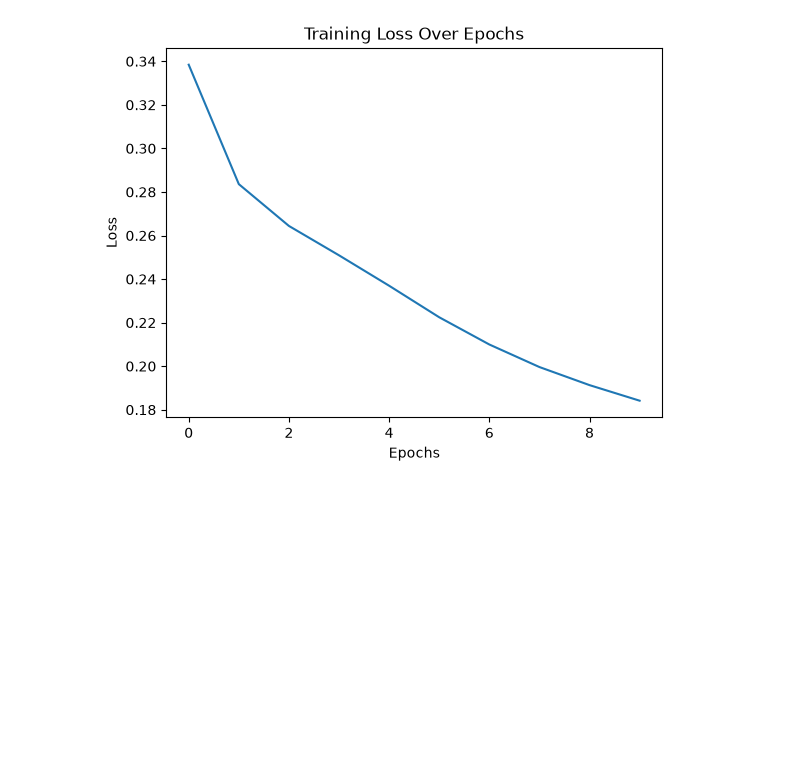
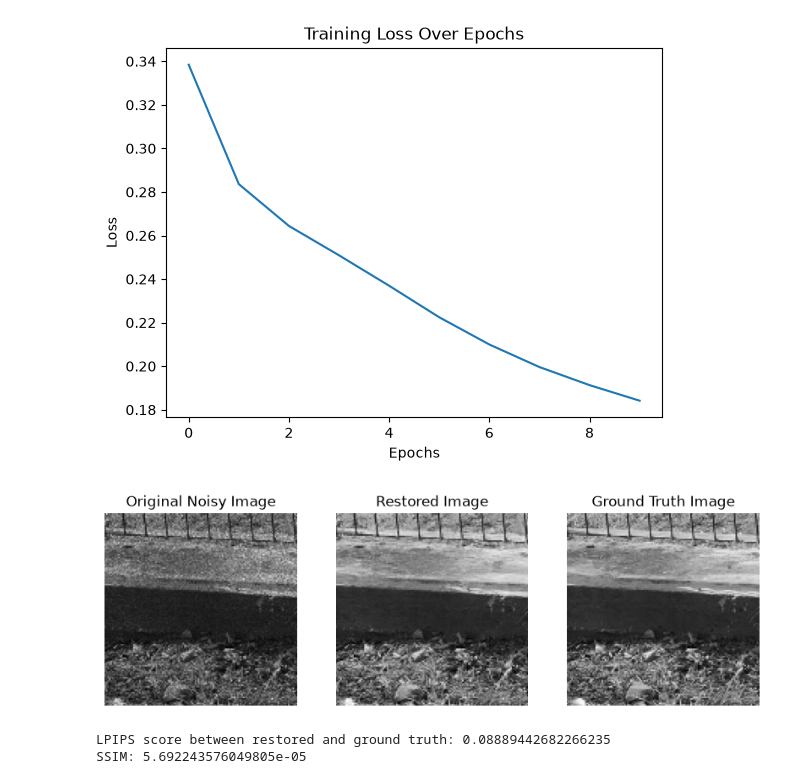
Before and after one commit to eklipse18/kla_hackathon, a Jupyter notebook: scripts/baseline.ipynb, the cells around one changed output. Drawn from its saved outputs; the diff is of its cells as text; code cells hidden in the pictures; blank space fills up the shorter version.

Commit message:
inference from trained restormer

```diff
--- a/scripts/baseline.ipynb
+++ b/scripts/baseline.ipynb
@@ -210,12 +211,13 @@ train_loader = DataLoader(dataset, batch_size=4, shuffle=True, collate_fn=collat
 model = Restormer().to(DEVICE)
 train_criterion = CustomLoss()  # LPIPS loss + Custom loss
 optimizer = torch.optim.Adam(model.parameters(), lr=1e-4)  # Adjust learning rate as needed
-train_loss_history = train_model(model, train_loader, train_criterion, optimizer, num_epochs=10)
+# train_loss_history = train_model(model, train_loader, train_criterion, optimizer, num_epochs=10)
+model.load_state_dict(torch.load("../models/restormer_model.pth", map_location=DEVICE))  # Load the model state dict
 
-plt.plot(train_loss_history)
-plt.title("Training Loss Over Epochs")
-plt.xlabel("Epochs")
-plt.ylabel("Loss")
-plt.show()
+# plt.plot(train_loss_history)
+# plt.title("Training Loss Over Epochs")
+# plt.xlabel("Epochs")
+# plt.ylabel("Loss")
+# plt.show()
 # %% [output]
 Setting up [LPIPS] perceptual loss: trunk [vgg], v[0.1], spatial [off]
@@ -237,2 +229,32 @@ torch.save(model.state_dict(), "../models/restormer_model.pth")
 # %% [output]
 [figure]
+# %%
+# Test restoration on a sample image
+import random
+
+i = random.randint(0, len(dataset) - 1)
+sample_image = torch.from_numpy(dataset[i][0]).unsqueeze(0).unsqueeze(0).to(DEVICE).float()  # Add batch dimension and move to device
+
+restored_image = model(sample_image)
+
+fig, axs = plt.subplots(1, 3, figsize=(10, 5))
+# Display the original noisy image
+axs[0].imshow(sample_image.squeeze().cpu().numpy(), cmap='gray')
+axs[0].set_title("Original Noisy Image")
+axs[0].axis('off')
+# Display the restored image
+axs[1].imshow(restored_image.squeeze().detach().cpu().numpy(), cmap='gray')
+axs[1].set_title("Restored Image")
+axs[1].axis('off')
+# Display the ground truth image
+axs[2].imshow(dataset[i][1], cmap='gray')
+axs[2].set_title("Ground Truth Image")
+axs[2].axis('off')
+plt.show()
+
+print("LPIPS score between restored and ground truth:", train_criterion.lpips(restored_image, torch.from_numpy(dataset[i][1]).unsqueeze(0).unsqueeze(0).to(DEVICE).float()).item())
+print("SSIM:", 1 - ssim(restored_image, torch.from_numpy(dataset[i][1]).unsqueeze(0).unsqueeze(0).to(DEVICE).float()).item())
+# %% [output]
+[figure, added]
+LPIPS score between restored and ground truth: 0.08889442682266235
+SSIM: 5.692243576049805e-05
```
Also changed, not shown: parts of 3 cells of this notebook.
